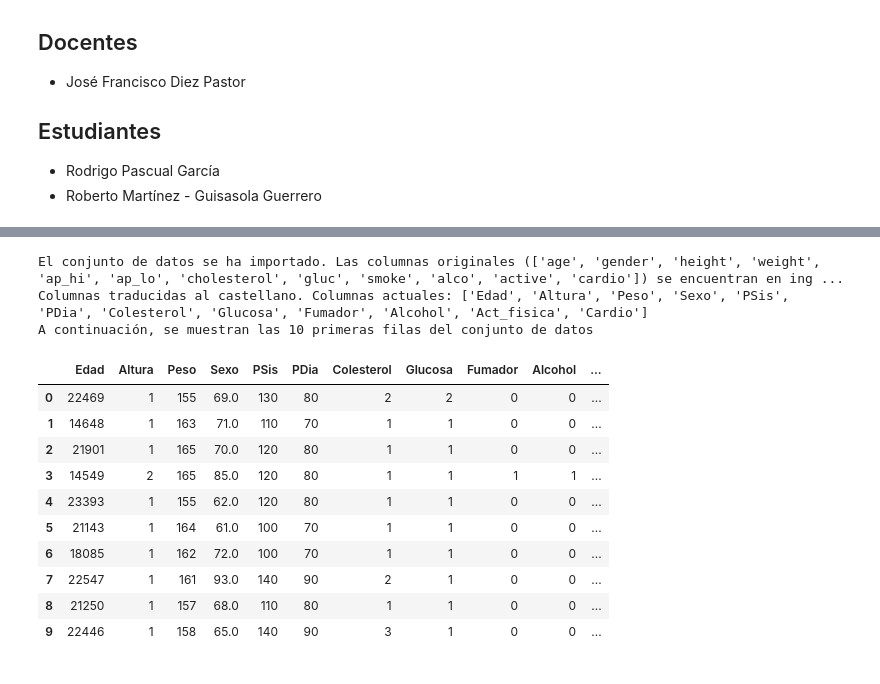
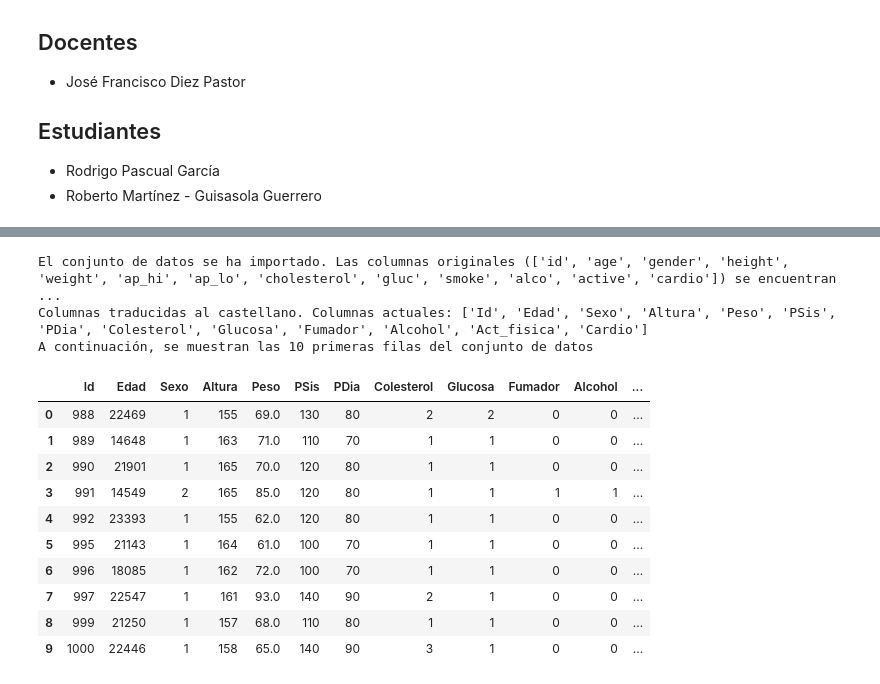
Before and after one commit to Robertoguisasola/Mineria, a Jupyter notebook: Entrega_Final.ipynb, the cells around one changed output, grey strips where cells are left out. Drawn from its saved outputs; the diff is of its cells as text; code cells hidden in the pictures.

```diff
--- a/Entrega_Final.ipynb
+++ b/Entrega_Final.ipynb
@@ -36,7 +51,7 @@ Los atributos del conjuto de datos son:
 # %%
 import pandas as pd
 import os
-
+import numpy as np
 
 def load_data(url):
     """
@@ -45,56 +60,57 @@ def load_data(url):
 
     Parámetros:
     ----------
         url : string
             Dirección del fichero a cargar. No tiene ningún valor por defecto.
 
     Return:
     ----------
         DataFrame (df): devuelve un DataFrame con los datos del fichero proporcionado.
-
     """
-    dataframe = pd.read_csv(url, sep = ';', usecols = [1,2,3,4,5,6,7,8,9,10,11,12])
+    dataframe = pd.read_csv(url, sep = ';')
     columnas = list(dataframe.columns.values)
     print(f"El conjunto de datos se ha importado. Las columnas originales ({columnas}) se encuentran en inglés. Las columnas van a ser traducidas al castellano")
-    columnasNuevas = ['Edad', 'Altura', 'Peso', 'Sexo', 'PSis', 'PDia', 'Colesterol', 'Glucosa', 'Fumador', 'Alcohol', 'Act_fisica', 'Cardio']
+    columnasNuevas = ['Id', 'Edad', 'Sexo', 'Altura', 'Peso', 'PSis', 'PDia', 'Colesterol', 'Glucosa', 'Fumador', 'Alcohol', 'Act_fisica', 'Cardio']
     dataframe.columns = columnasNuevas
     print(f"Columnas traducidas al castellano. Columnas actuales: {columnasNuevas}")
+    procesado = False
+    return dataframe, procesado
 
-    return dataframe
-
-def display_header(df):
+def mostrar_cabecera(df, n):
     """
-    Recibe un DataFrame de los datos y devuelve un DataFrame formado por las 10 primeras columnas.
+    Recibe un DataFrame de los datos y devuelve un DataFrame formado por las n primeras columnas.
 
     Parámetros:
     ----------
         df : DataFrame
             DataFrame del cual se quieren mostrar las 10 primeras filas. No tiene ningún valor por defecto.
 
+        n : int
+            Número de filas del DataFrame que se quieren mostrar.
+
     Return:
     ----------
-        Muestra las 10 primeras filas del DataFrame proporcionado.
+        Muestra las n primeras filas del DataFrame proporcionado.
 
     """
-    #Por defecto es 5. Si hay que poner otro valor, dentro del paréntesis n=x
-    print("A continuación, se muestran las 10 primeras filas del conjunto de datos")
-    display(df.head(n=10))
+    print(f"A continuación, se muestran las {n} primeras filas del conjunto de datos")
+    display(df.head(n=n))
 
 url = "."+os.sep+"data"+os.sep+"cardio_train.csv"
-df = load_data(url)
-display_header(df)
+df, procesado = load_data(url)
+mostrar_cabecera(df, 10)
 # %% [output]
-El conjunto de datos se ha importado. Las columnas originales (['age', 'gender', 'height', 'weight', 'ap_hi', 'ap_lo', 'cholesterol', 'gluc', 'smoke', 'alco', 'active', 'cardio']) se encuentran en ing ...
-Columnas traducidas al castellano. Columnas actuales: ['Edad', 'Altura', 'Peso', 'Sexo', 'PSis', 'PDia', 'Colesterol', 'Glucosa', 'Fumador', 'Alcohol', 'Act_fisica', 'Cardio']
+El conjunto de datos se ha importado. Las columnas originales (['id', 'age', 'gender', 'height', 'weight', 'ap_hi', 'ap_lo', 'cholesterol', 'gluc', 'smoke', 'alco', 'active', 'cardio']) se encuentran  ...
+Columnas traducidas al castellano. Columnas actuales: ['Id', 'Edad', 'Sexo', 'Altura', 'Peso', 'PSis', 'PDia', 'Colesterol', 'Glucosa', 'Fumador', 'Alcohol', 'Act_fisica', 'Cardio']
 A continuación, se muestran las 10 primeras filas del conjunto de datos
-|  | Edad | Altura | Peso | Sexo | PSis | PDia | Colesterol | Glucosa | Fumador | Alcohol | ... |
-| 0 | 22469 | 1 | 155 | 69.0 | 130 | 80 | 2 | 2 | 0 | 0 | ... |
-| 1 | 14648 | 1 | 163 | 71.0 | 110 | 70 | 1 | 1 | 0 | 0 | ... |
-| 2 | 21901 | 1 | 165 | 70.0 | 120 | 80 | 1 | 1 | 0 | 0 | ... |
-| 3 | 14549 | 2 | 165 | 85.0 | 120 | 80 | 1 | 1 | 1 | 1 | ... |
-| 4 | 23393 | 1 | 155 | 62.0 | 120 | 80 | 1 | 1 | 0 | 0 | ... |
-| 5 | 21143 | 1 | 164 | 61.0 | 100 | 70 | 1 | 1 | 0 | 0 | ... |
-| 6 | 18085 | 1 | 162 | 72.0 | 100 | 70 | 1 | 1 | 0 | 0 | ... |
-| 7 | 22547 | 1 | 161 | 93.0 | 140 | 90 | 2 | 1 | 0 | 0 | ... |
-| 8 | 21250 | 1 | 157 | 68.0 | 110 | 80 | 1 | 1 | 0 | 0 | ... |
-| 9 | 22446 | 1 | 158 | 65.0 | 140 | 90 | 3 | 1 | 0 | 0 | ... |
+|  | Id | Edad | Sexo | Altura | Peso | PSis | PDia | Colesterol | Glucosa | Fumador | Alcohol | ... |
+| 0 | 988 | 22469 | 1 | 155 | 69.0 | 130 | 80 | 2 | 2 | 0 | 0 | ... |
+| 1 | 989 | 14648 | 1 | 163 | 71.0 | 110 | 70 | 1 | 1 | 0 | 0 | ... |
+| 2 | 990 | 21901 | 1 | 165 | 70.0 | 120 | 80 | 1 | 1 | 0 | 0 | ... |
+| 3 | 991 | 14549 | 2 | 165 | 85.0 | 120 | 80 | 1 | 1 | 1 | 1 | ... |
+| 4 | 992 | 23393 | 1 | 155 | 62.0 | 120 | 80 | 1 | 1 | 0 | 0 | ... |
+| 5 | 995 | 21143 | 1 | 164 | 61.0 | 100 | 70 | 1 | 1 | 0 | 0 | ... |
+| 6 | 996 | 18085 | 1 | 162 | 72.0 | 100 | 70 | 1 | 1 | 0 | 0 | ... |
+| 7 | 997 | 22547 | 1 | 161 | 93.0 | 140 | 90 | 2 | 1 | 0 | 0 | ... |
+| 8 | 999 | 21250 | 1 | 157 | 68.0 | 110 | 80 | 1 | 1 | 0 | 0 | ... |
+| 9 | 1000 | 22446 | 1 | 158 | 65.0 | 140 | 90 | 3 | 1 | 0 | 0 | ... |
```
Also changed, not shown: parts of 13 cells of this notebook.
